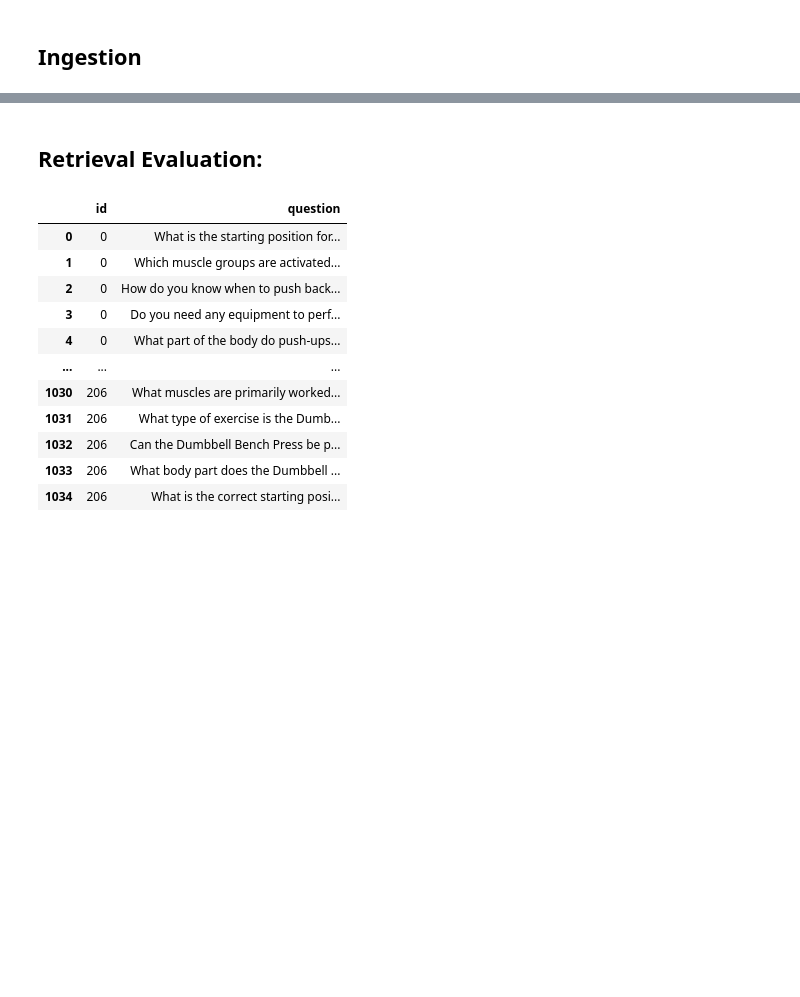
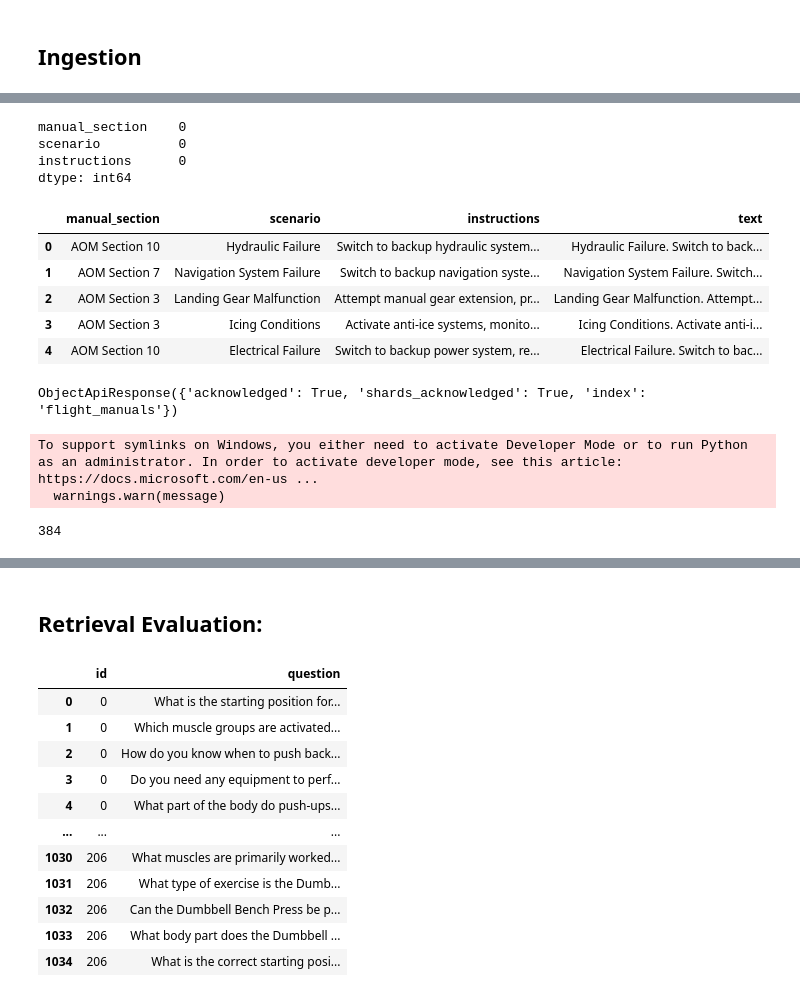
Before and after one commit to AkshaysNimbalkar/AviMate-LLM, a Jupyter notebook: notebooks/rag-test.ipynb, the cells around one changed output, grey strips where cells are left out. Cells and saved outputs as stored; diff of their text form; code cells hidden in the pictures; blank space fills up the shorter version.

```diff
--- a/notebooks/rag-test.ipynb
+++ b/notebooks/rag-test.ipynb
@@ -120,0 +39,9 @@ def search(query):
+# %%
+def clean_column_names(df):
+    clean_column_names = []
+    for col in df.columns:
+        clean_column_names.append(col.lower().replace(' ','_'))
+
+    return clean_column_names
+# %%
+df_flight_manuals.columns = clean_column_names(df_flight_manuals)
@@ -120,0 +61,26 @@ def search(query):
+# %%
+# Check for missing values
+print(df_flight_manuals.isnull().sum())
+
+# Drop rows with missing values (if any)
+df_flight_manuals.dropna(inplace=True)
+
+# Reset index after dropping rows
+df_flight_manuals.reset_index(drop=True, inplace=True)
+# %% [output]
+manual_section    0
+scenario          0
+instructions      0
+dtype: int64
+# %%
+# Create a 'Text' column that combines 'Scenario' and 'Instructions'
+df_flight_manuals['text'] = df_flight_manuals['scenario'] + ". " + df_flight_manuals['instructions']
+# %%
+df_flight_manuals.head()
+# %% [output]
+|  | manual_section | scenario | instructions | text |
+| 0 | AOM Section 10 | Hydraulic Failure | Switch to backup hydraulic system... | Hydraulic Failure. Switch to back... |
+| 1 | AOM Section 7 | Navigation System Failure | Switch to backup navigation syste... | Navigation System Failure. Switch... |
+| 2 | AOM Section 3 | Landing Gear Malfunction | Attempt manual gear extension, pr... | Landing Gear Malfunction. Attempt... |
+| 3 | AOM Section 3 | Icing Conditions | Activate anti-ice systems, monito... | Icing Conditions. Activate anti-i... |
+| 4 | AOM Section 10 | Electrical Failure | Switch to backup power system, re... | Electrical Failure. Switch to bac... |
@@ -120,0 +107,18 @@ def search(query):
+# %%
+# Delete the index if it already exists
+if es_client.indices.exists(index=index_name):
+    es_client.indices.delete(index=index_name)
+
+# Create the index
+es_client.indices.create(index=index_name, body=index_settings)
+# %% [output]
+ObjectApiResponse({'acknowledged': True, 'shards_acknowledged': True, 'index': 'flight_manuals'})
+# %%
+model = SentenceTransformer('all-MiniLM-L6-v2')
+# %% [output]
+To support symlinks on Windows, you either need to activate Developer Mode or to run Python as an administrator. In order to activate developer mode, see this article: https://docs.microsoft.com/en-us ...
+  warnings.warn(message)
+# %%
+len(model.encode("This is a simple sentence"))
+# %% [output]
+384
```
Also changed, not shown: parts of 44 cells of this notebook, 32 other files.
